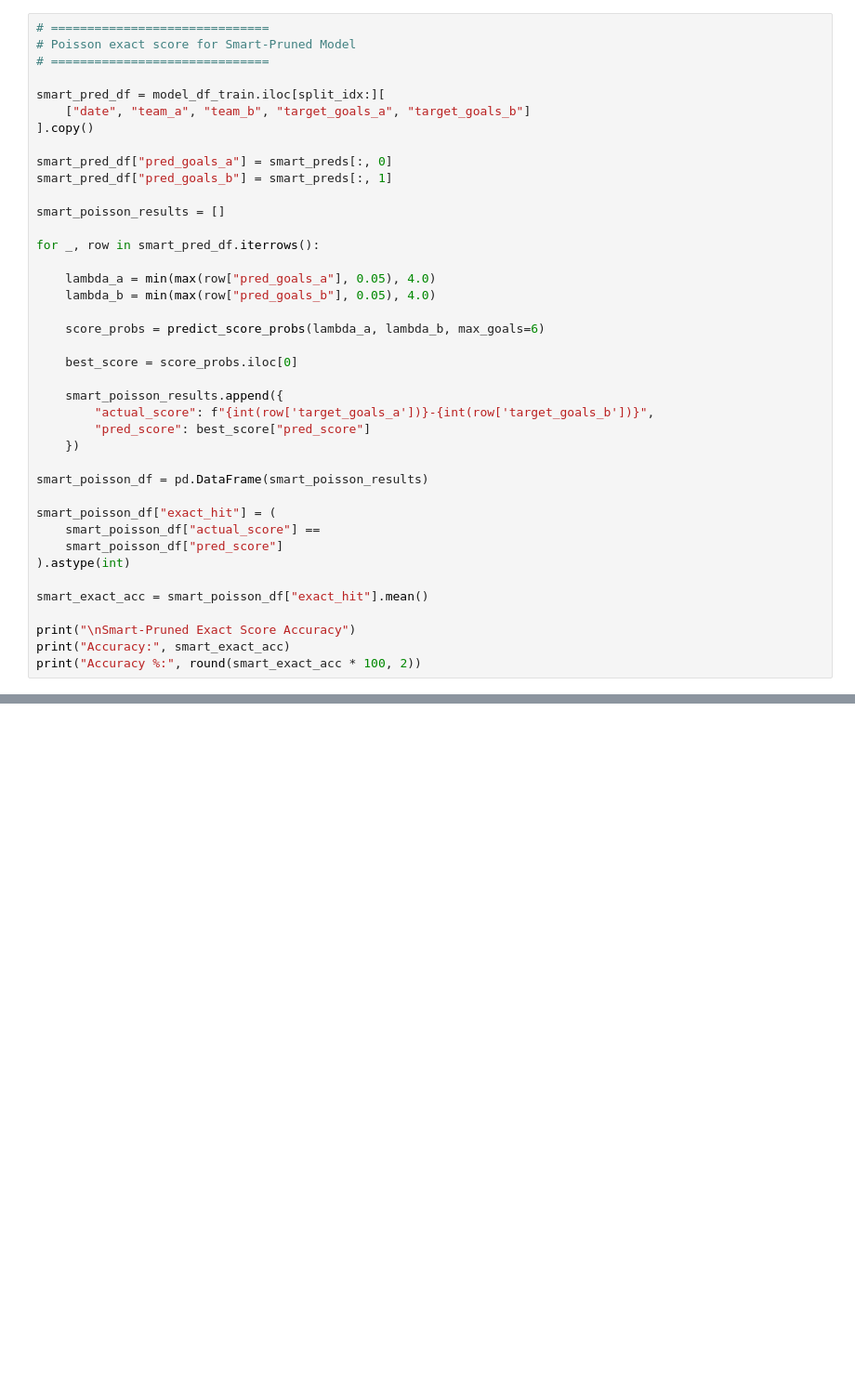
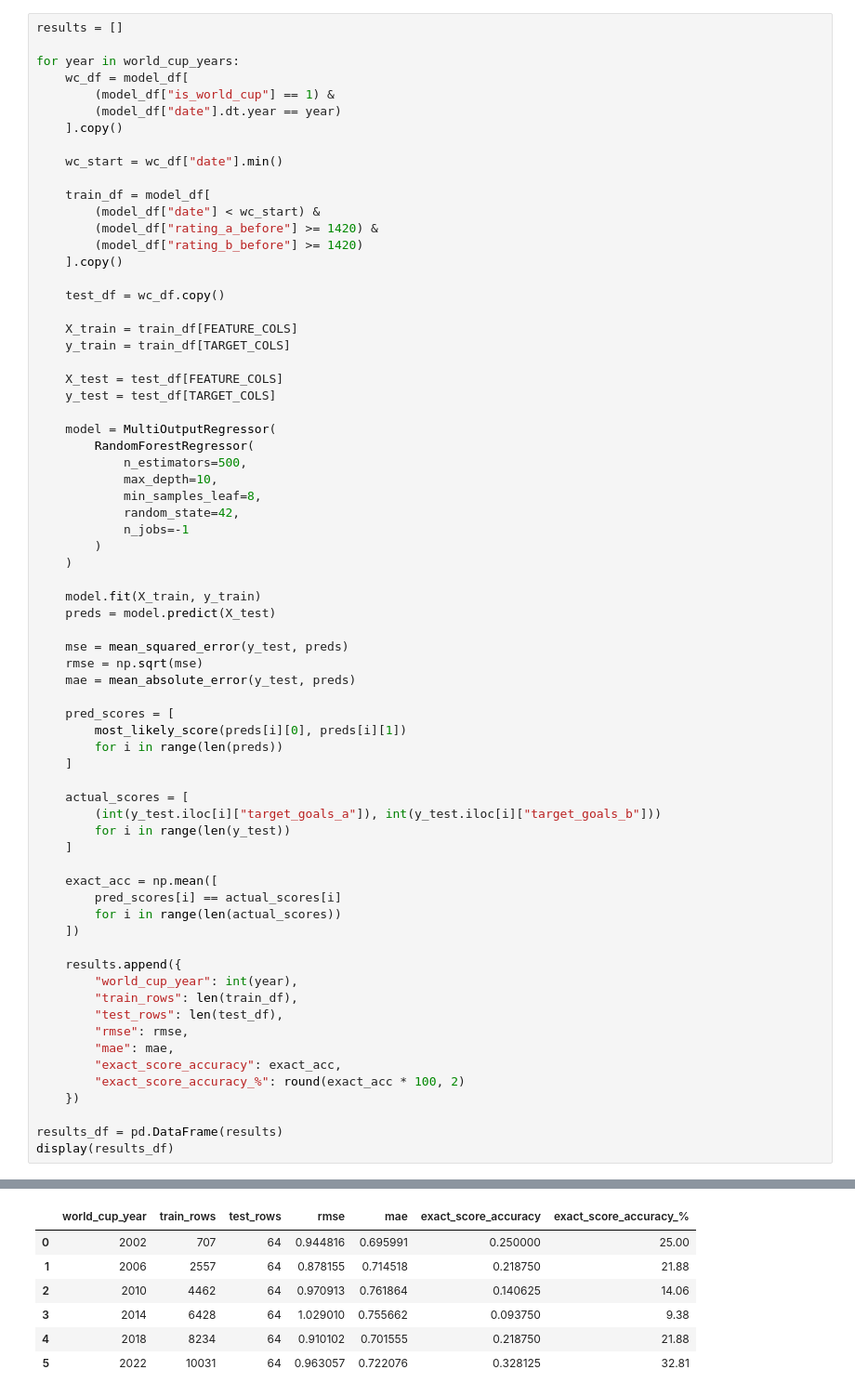
Before and after one commit to roeeseri/World_cup_predictor, a Jupyter notebook: notebooks/05_build_model_dataset.ipynb, the cells around one changed output, grey strips where cells are left out. Shown at 93% size. Saved outputs shown, nothing was run; the diff lists cells and outputs as text; blank space fills up the shorter version.

```diff
--- a/notebooks/05_build_model_dataset.ipynb
+++ b/notebooks/05_build_model_dataset.ipynb
@@ -737,41 +637,70 @@ Poisson to Lean Model
 # %%
-# ==============================
-# Poisson exact score for Smart-Pruned Model
-# ==============================
+results = []
 
-smart_pred_df = model_df_train.iloc[split_idx:][
-    ["date", "team_a", "team_b", "target_goals_a", "target_goals_b"]
-].copy()
+for year in world_cup_years:
+    wc_df = model_df[
+        (model_df["is_world_cup"] == 1) &
+        (model_df["date"].dt.year == year)
+    ].copy()
 
-smart_pred_df["pred_goals_a"] = smart_preds[:, 0]
-smart_pred_df["pred_goals_b"] = smart_preds[:, 1]
+    wc_start = wc_df["date"].min()
 
-smart_poisson_results = []
+    train_df = model_df[
+        (model_df["date"] < wc_start) &
+        (model_df["rating_a_before"] >= 1420) &
+        (model_df["rating_b_before"] >= 1420)
+    ].copy()
 
-for _, row in smart_pred_df.iterrows():
+    test_df = wc_df.copy()
 
-    lambda_a = min(max(row["pred_goals_a"], 0.05), 4.0)
-    lambda_b = min(max(row["pred_goals_b"], 0.05), 4.0)
+    X_train = train_df[FEATURE_COLS]
+    y_train = train_df[TARGET_COLS]
 
-    score_probs = predict_score_probs(lambda_a, lambda_b, max_goals=6)
+    X_test = test_df[FEATURE_COLS]
+    y_test = test_df[TARGET_COLS]
 
-    best_score = score_probs.iloc[0]
+    model = MultiOutputRegressor(
+        RandomForestRegressor(
+            n_estimators=500,
+            max_depth=10,
+            min_samples_leaf=8,
+            random_state=42,
+            n_jobs=-1
+        )
+    )
 
-    smart_poisson_results.append({
-        "actual_score": f"{int(row['target_goals_a'])}-{int(row['target_goals_b'])}",
-        "pred_score": best_score["pred_score"]
+    model.fit(X_train, y_train)
+    preds = model.predict(X_test)
+
+    mse = mean_squared_error(y_test, preds)
+    rmse = np.sqrt(mse)
+    mae = mean_absolute_error(y_test, preds)
+
+    pred_scores = [
+        most_likely_score(preds[i][0], preds[i][1])
+        for i in range(len(preds))
+    ]
+
+    actual_scores = [
+        (int(y_test.iloc[i]["target_goals_a"]), int(y_test.iloc[i]["target_goals_b"]))
+        for i in range(len(y_test))
+    ]
+
+    exact_acc = np.mean([
+        pred_scores[i] == actual_scores[i]
+        for i in range(len(actual_scores))
+    ])
+
+    results.append({
+        "world_cup_year": int(year),
+        "train_rows": len(train_df),
+        "test_rows": len(test_df),
+        "rmse": rmse,
+        "mae": mae,
+        "exact_score_accuracy": exact_acc,
+        "exact_score_accuracy_%": round(exact_acc * 100, 2)
     })
 
-smart_poisson_df = pd.DataFrame(smart_poisson_results)
-
-smart_poisson_df["exact_hit"] = (
-    smart_poisson_df["actual_score"] ==
-    smart_poisson_df["pred_score"]
-).astype(int)
-
-smart_exact_acc = smart_poisson_df["exact_hit"].mean()
-
-print("\nSmart-Pruned Exact Score Accuracy")
-print("Accuracy:", smart_exact_acc)
-print("Accuracy %:", round(smart_exact_acc * 100, 2))
+results_df = pd.DataFrame(results)
+display(results_df)
 # %% [output]
@@ -780,0 +707,7 @@ Accuracy %: 20.82
+|  | world_cup_year | train_rows | test_rows | rmse | mae | exact_score_accuracy | exact_score_accuracy_% |
+| 0 | 2002 | 707 | 64 | 0.944816 | 0.695991 | 0.250000 | 25.00 |
+| 1 | 2006 | 2557 | 64 | 0.878155 | 0.714518 | 0.218750 | 21.88 |
+| 2 | 2010 | 4462 | 64 | 0.970913 | 0.761864 | 0.140625 | 14.06 |
+| 3 | 2014 | 6428 | 64 | 1.029010 | 0.755662 | 0.093750 | 9.38 |
+| 4 | 2018 | 8234 | 64 | 0.910102 | 0.701555 | 0.218750 | 21.88 |
+| 5 | 2022 | 10031 | 64 | 0.963057 | 0.722076 | 0.328125 | 32.81 |
```
Also changed, not shown: parts of 29 cells of this notebook, 3 other files.
